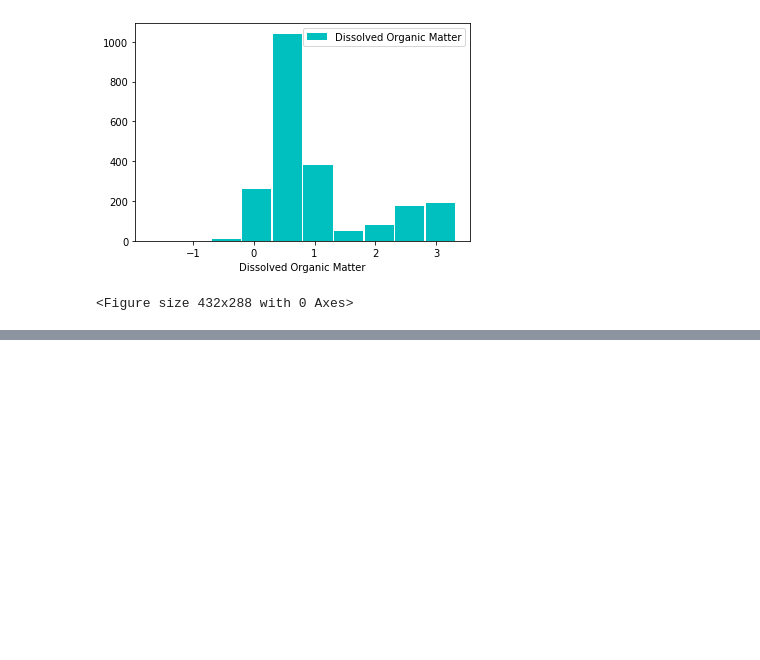
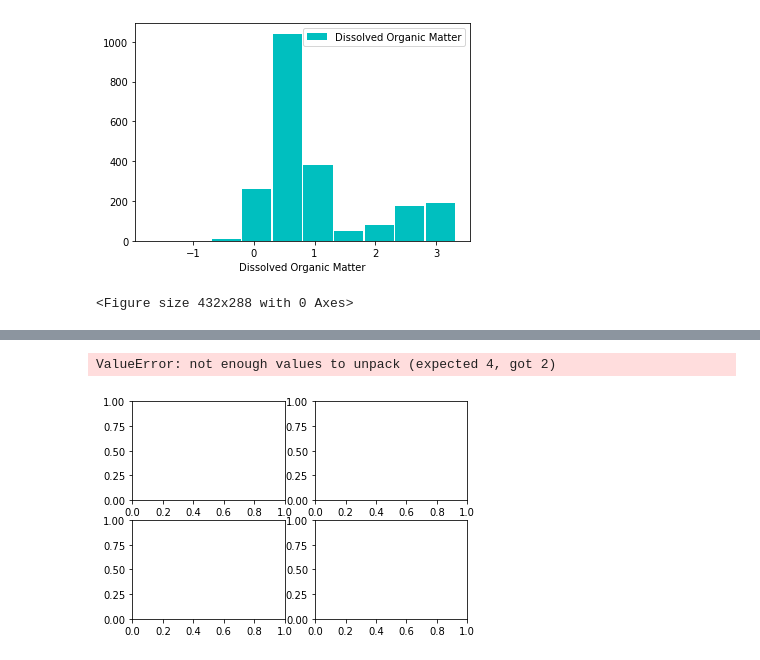
Before and after one commit to khyde/JPSS_Phytoplankton, a Jupyter notebook: IPython/Tidy Histograms.ipynb, the cells around one changed output, grey strips where cells are left out. Saved outputs shown, nothing was run; the diff lists cells and outputs as text; code cells hidden in the pictures; blank space fills up the shorter version.

```diff
--- a/IPython/Tidy Histograms.ipynb
+++ b/IPython/Tidy Histograms.ipynb
@@ -539,0 +600,17 @@ cdomfunction ()
+# %%
+f, (ax1, ax2, ax3, ax4) = plt.subplots(2,2)
+ax1.hist(temp52019, color='r')
+ax1.legend (["Temperature (°C)"], shadow=True, loc = 'best')
+ax1.set_title('May 2019 Time Series')
+ax2.hist(sal52019)
+ax2.legend (["Salinity (PGU)"], shadow=True, loc = 'best')
+ax3.hist(chl52019, color='g')
+ax3.legend (["Chlorophyll (uG/L)"], shadow=True, loc = 'best')
+ax4.hist(cdom52019, color='c')
+ax4.legend (["CDOM"], shadow=True, loc = 'best')
+f.subplots_adjust(hspace=0)
+plt.savefig('52019lines1.png')
+plt.setp([a.get_xticklabels() for a in f.axes[:-1]], visible=False)
+# %% [output]
+ValueError: not enough values to unpack (expected 4, got 2)
+[figure, added]
```
Also changed, not shown: parts of 6 cells of this notebook, 2 other files.
